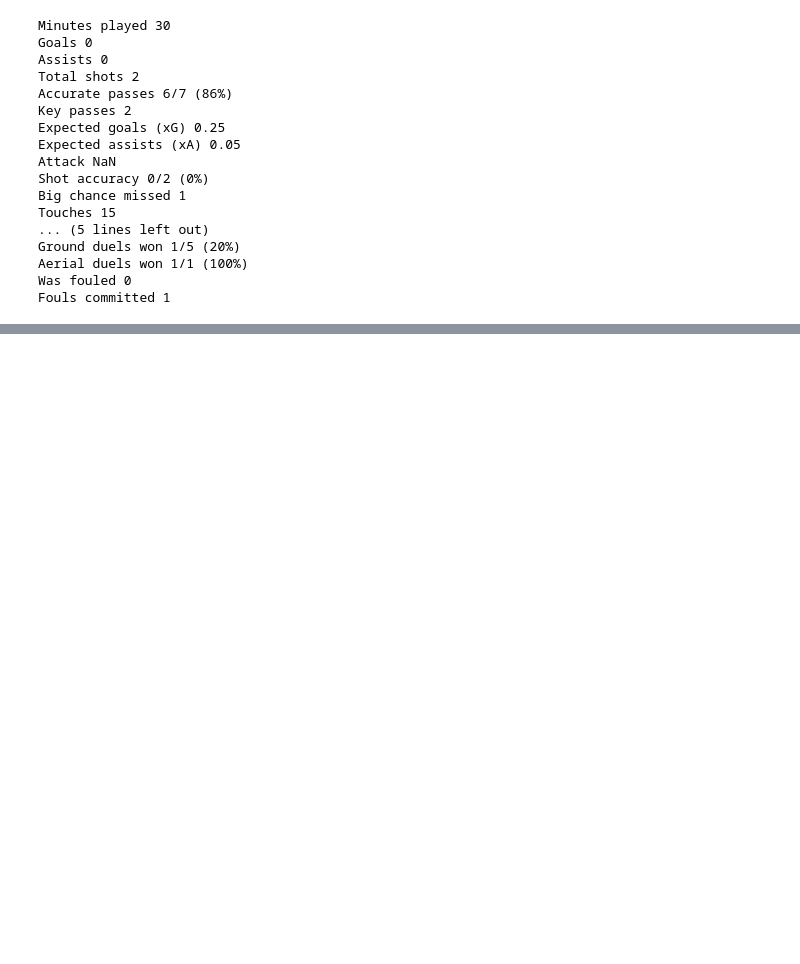
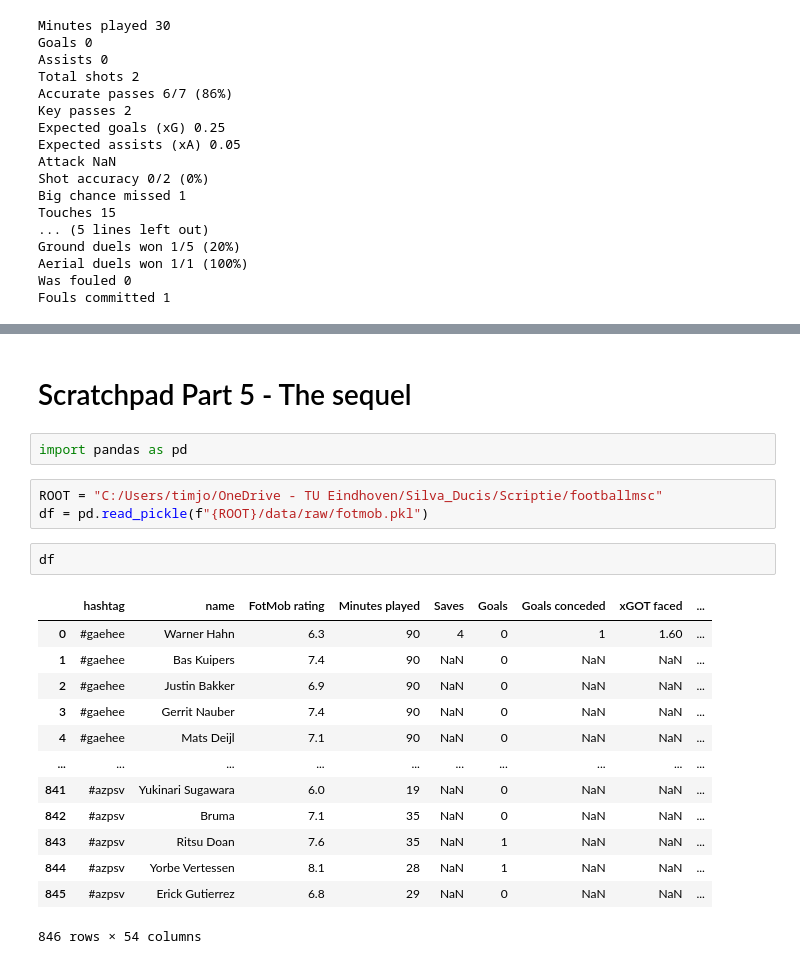
Before and after one commit to pjjongenelen/footballmsc, a Jupyter notebook: scratchpad.ipynb, the cells around one changed output, grey strips where cells are left out. Cells and saved outputs as stored; diff of their text form; blank space fills up the shorter version.

```diff
--- a/scratchpad.ipynb
+++ b/scratchpad.ipynb
@@ -151,0 +273,23 @@ Fouls committed 1
+# %% [markdown]
+# Scratchpad Part 5 - The sequel
+# %%
+import pandas as pd
+# %%
+ROOT = "C:/Users/timjo/OneDrive - TU Eindhoven/Silva_Ducis/Scriptie/footballmsc"
+df = pd.read_pickle(f"{ROOT}/data/raw/fotmob.pkl")
+# %%
+df
+# %% [output]
+|  | hashtag | name | FotMob rating | Minutes played | Saves | Goals | Goals conceded | xGOT faced | ... |
+| 0 | #gaehee | Warner Hahn | 6.3 | 90 | 4 | 0 | 1 | 1.60 | ... |
+| 1 | #gaehee | Bas Kuipers | 7.4 | 90 | NaN | 0 | NaN | NaN | ... |
+| 2 | #gaehee | Justin Bakker | 6.9 | 90 | NaN | 0 | NaN | NaN | ... |
+| 3 | #gaehee | Gerrit Nauber | 7.4 | 90 | NaN | 0 | NaN | NaN | ... |
+| 4 | #gaehee | Mats Deijl | 7.1 | 90 | NaN | 0 | NaN | NaN | ... |
+| ... | ... | ... | ... | ... | ... | ... | ... | ... | ... |
+| 841 | #azpsv | Yukinari Sugawara | 6.0 | 19 | NaN | 0 | NaN | NaN | ... |
+| 842 | #azpsv | Bruma | 7.1 | 35 | NaN | 0 | NaN | NaN | ... |
+| 843 | #azpsv | Ritsu Doan | 7.6 | 35 | NaN | 1 | NaN | NaN | ... |
+| 844 | #azpsv | Yorbe Vertessen | 8.1 | 28 | NaN | 1 | NaN | NaN | ... |
+| 845 | #azpsv | Erick Gutierrez | 6.8 | 29 | NaN | 0 | NaN | NaN | ... |
+846 rows × 54 columns
```
Also changed, not shown: parts of 16 cells of this notebook, 4 other files.
